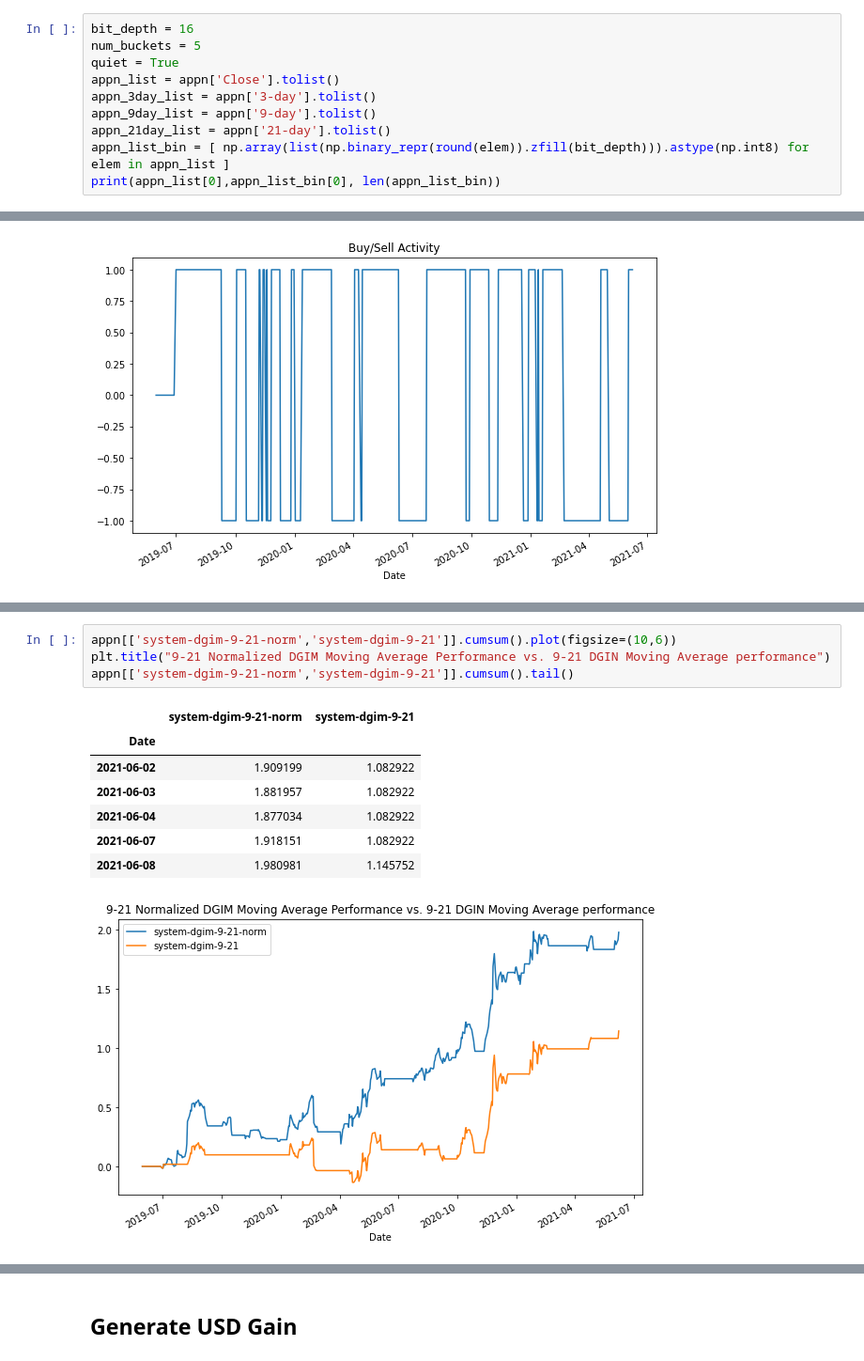
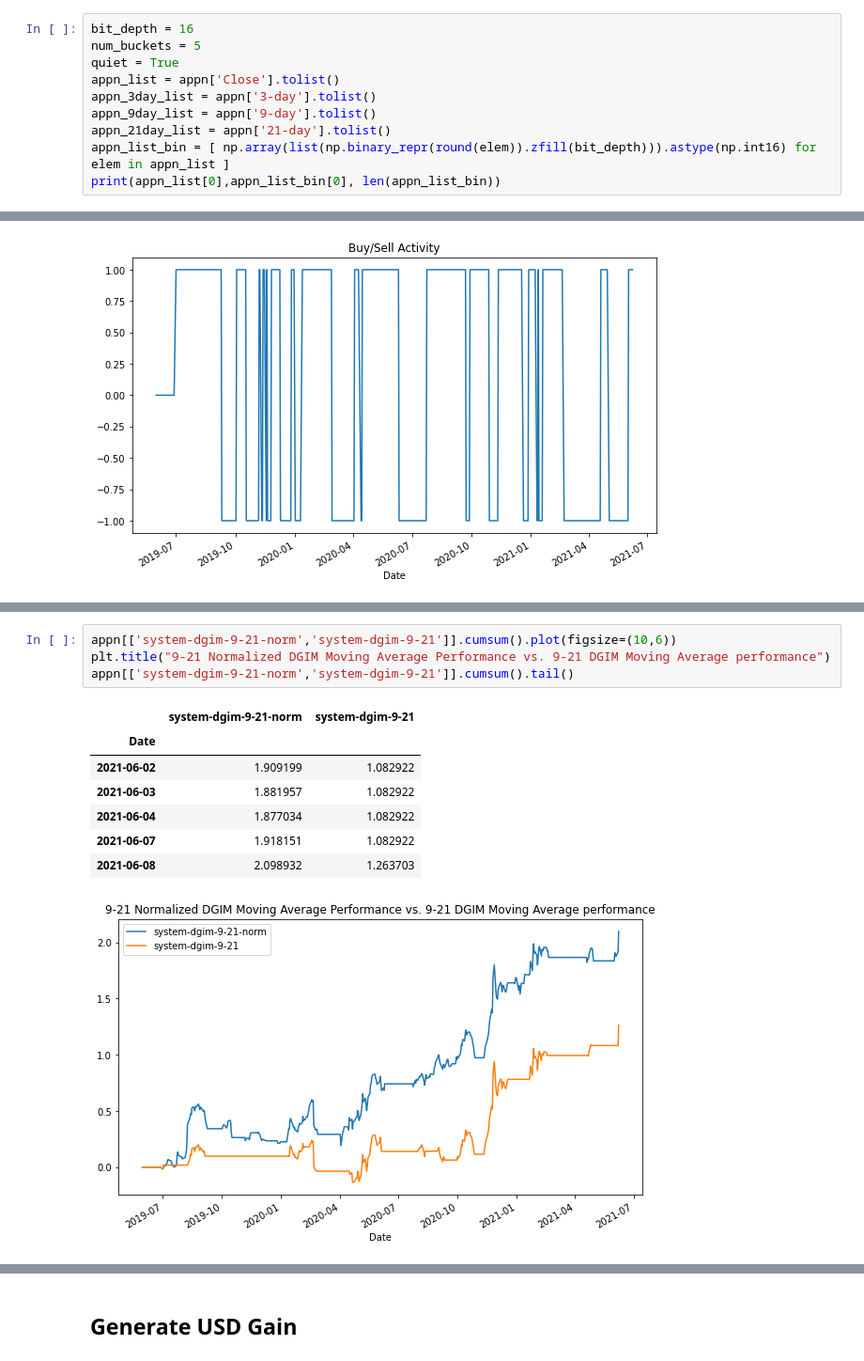
Before and after one commit to bhiln/stock-market-trends, a Jupyter notebook: DGIM/APPN-DGIM.ipynb, the cells around one changed output, grey strips where cells are left out. Shown at 94% size. Drawn from its saved outputs; the diff is of its cells as text.

```diff
--- a/DGIM/APPN-DGIM.ipynb
+++ b/DGIM/APPN-DGIM.ipynb
@@ -106,7 +106,7 @@ appn_list = appn['Close'].tolist()
 appn_3day_list = appn['3-day'].tolist()
 appn_9day_list = appn['9-day'].tolist()
 appn_21day_list = appn['21-day'].tolist()
-appn_list_bin = [ np.array(list(np.binary_repr(round(elem)).zfill(bit_depth))).astype(np.int8) for elem in appn_list ]
+appn_list_bin = [ np.array(list(np.binary_repr(round(elem)).zfill(bit_depth))).astype(np.int16) for elem in appn_list ]
 print(appn_list[0],appn_list_bin[0], len(appn_list_bin))
 # %% [output]
 36.130001068115234 [0 0 0 0 0 0 0 0 0 0 1 0 0 1 0 0] 510
@@ -403,16 +403,16 @@ appn[['Change','system-dgim-9-21-norm']].cumsum().tail()
 # %%
 appn[['system-dgim-9-21-norm','system-dgim-9-21']].cumsum().plot(figsize=(10,6))
-plt.title("9-21 Normalized DGIM Moving Average Performance vs. 9-21 DGIN Moving Average performance")
+plt.title("9-21 Normalized DGIM Moving Average Performance vs. 9-21 DGIM Moving Average performance")
 appn[['system-dgim-9-21-norm','system-dgim-9-21']].cumsum().tail()
 # %% [output]
 |  | system-dgim-9-21-norm | system-dgim-9-21 |
 | Date |  |  |
 | 2021-06-02 | 1.909199 | 1.082922 |
 | 2021-06-03 | 1.881957 | 1.082922 |
 | 2021-06-04 | 1.877034 | 1.082922 |
 | 2021-06-07 | 1.918151 | 1.082922 |
-| 2021-06-08 | 1.980981 | 1.145752 |
+| 2021-06-08 | 2.098932 | 1.263703 |
-[figure, old version]
+[figure, new version]
 # %%
 appn[['system-dgim-9-21-norm','system-9-21']].cumsum().plot(figsize=(10,6))
 plt.title("9-21 Normalized DGIM Moving Average Performance vs. 9-21 Moving Average Performance")
```
Also changed, not shown: parts of 18 cells of this notebook, 8 other files.
